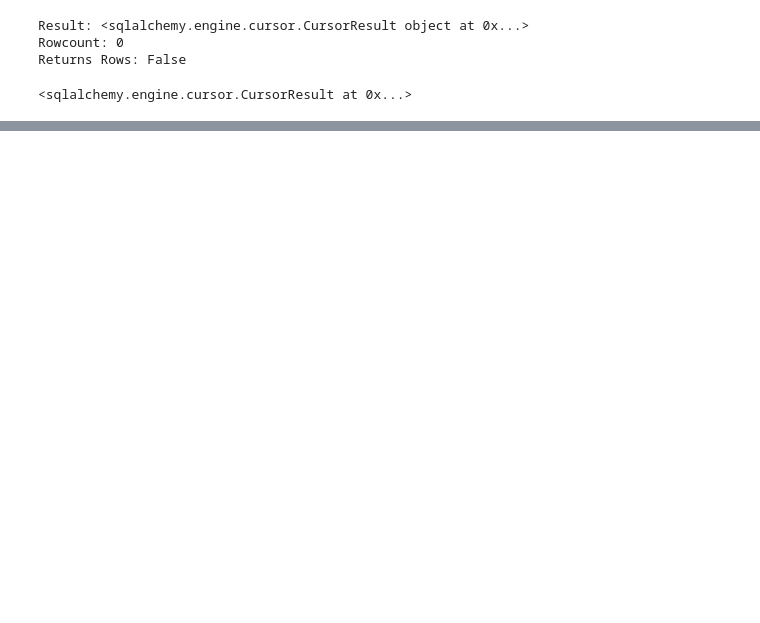
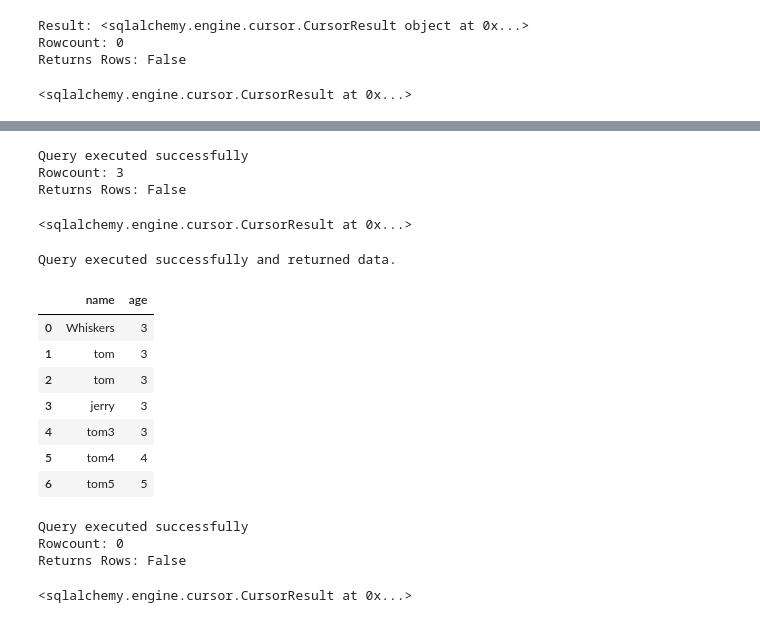
Before and after one commit to souravsarker2015/mysql_bootcamp, a Jupyter notebook: 1_introdunction/introduction.ipynb, the cells around one changed output, grey strips where cells are left out. Saved outputs shown, nothing was run; the diff lists cells and outputs as text; code cells hidden in the pictures; blank space fills up the shorter version.

```diff
--- a/1_introdunction/introduction.ipynb
+++ b/1_introdunction/introduction.ipynb
@@ -171,0 +267,43 @@ get_query_result('select database();')
+# %%
+get_query_result("""
+insert into `cats` (`name`, `age`)
+values
+('tom3', 3),
+('tom4', 4),
+('tom5', 5);
+""")
+# %% [output]
+Query executed successfully
+Rowcount: 3
+Returns Rows: False
+<sqlalchemy.engine.cursor.CursorResult at 0x...>
+# %%
+get_query_result("""
+select * from `cats`;
+
+""")
+# %% [output]
+Query executed successfully and returned data.
+|  | name | age |
+| 0 | Whiskers | 3 |
+| 1 | tom | 3 |
+| 2 | tom | 3 |
+| 3 | jerry | 3 |
+| 4 | tom3 | 3 |
+| 5 | tom4 | 4 |
+| 6 | tom5 | 5 |
+# %%
+get_query_result("""
+
+create table people(
+first_name varchar(50),
+last_name varchar(50),
+phone varchar(50)
+)
+
+""")
+# %% [output]
+Query executed successfully
+Rowcount: 0
+Returns Rows: False
+<sqlalchemy.engine.cursor.CursorResult at 0x...>
```
Also changed, not shown: parts of 16 cells of this notebook.
